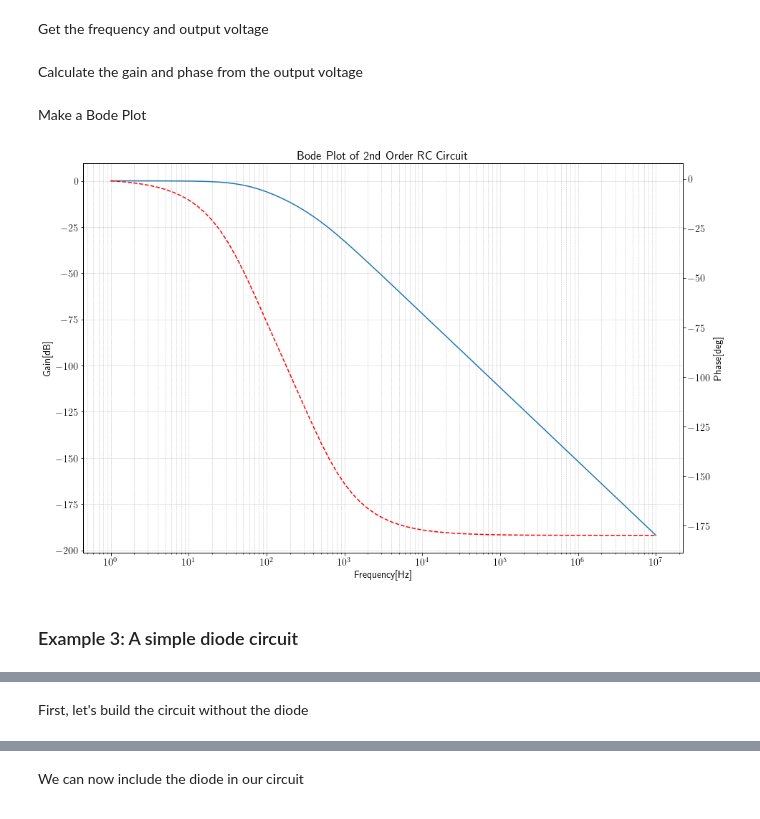
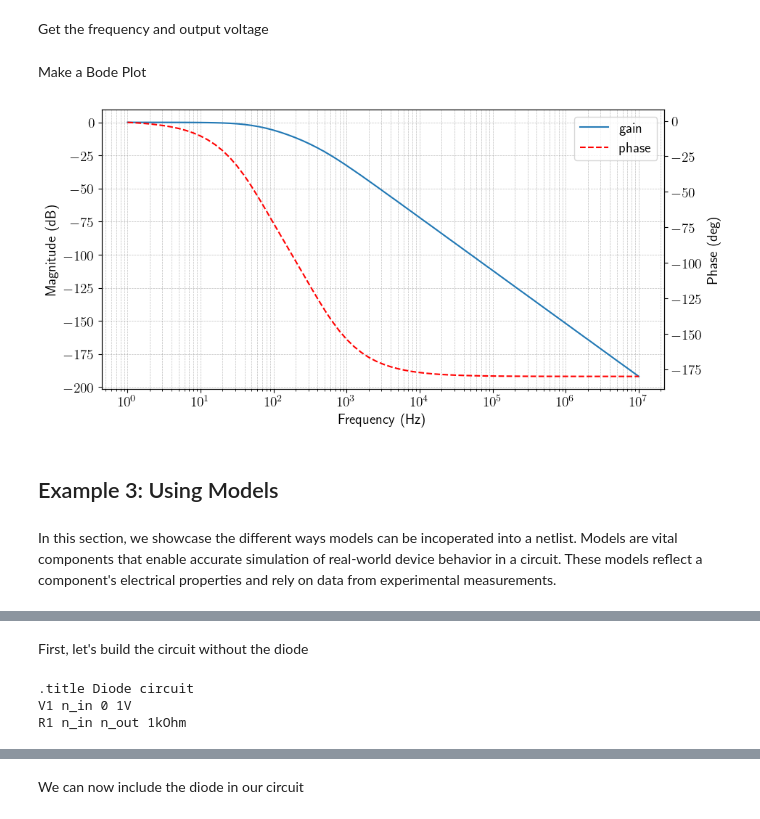
Before and after one commit to medwatt/Notes, a Jupyter notebook: pyspice/PySpice.ipynb, the cells around one changed output, grey strips where cells are left out. Drawn from its saved outputs; the diff is of its cells as text; code cells hidden in the pictures.

```diff
--- a/pyspice/PySpice.ipynb
+++ b/pyspice/PySpice.ipynb
@@ -166,38 +240,56 @@ v_out = np.array(analysis['n_out'])
-# %% [markdown]
-Calculate the gain and phase from the output voltage
-# %%
-gain = 20*np.log10(np.absolute(v_out))
-phase = np.angle(v_out, deg=True)
 # %% [markdown]
 Make a Bode Plot
 # %%
-fig, ax1 = plt.subplots(figsize=(15,10))
+def bode_plot(frequency, signal):
 
-# setup plot
-ax1.set(xlabel="Frequency[Hz]",
-        ylabel="Gain[dB]",
-        title ="Bode Plot of 2nd Order RC Circuit")
+    # calculate the gain (in dB) and phase from the signal
+    mag = 20*np.log10(np.absolute(signal))
+    phase = np.angle(signal, deg=True)
 
-ax2 = ax1.twinx()
+    # set up plot
+    fig, ax_mag = plt.subplots(figsize=(10,5))
+    ax_phase = ax_mag.twinx()
 
-ax2.set_ylabel("Phase[deg]")
+    # magnitude axis
+    ax_mag.set_xlabel('Frequency (Hz)')
+    ax_mag.set_ylabel('Magnitude (dB)')
+    ax_mag.set_xscale('log')
+    p1 = ax_mag.plot(frequency, mag, label="gain")
 
-ax1.set_xscale("log")
-ax1.grid(color='gray', alpha=0.5, linestyle='dashed', linewidth=0.5, which="both")
-#####
+    # phase axis
+    ax_phase.set_ylabel('Phase (deg)')
+    ax_phase.set_xscale('log')
+    p2 = ax_phase.plot(frequency, phase, label="phase", linestyle='dashed', color='red')
 
-ax1.plot(frequency, gain)
-ax2.plot(frequency, phase, linestyle='dashed', color='red')
+    # add grid
+    ax_mag.grid(color='gray', alpha=0.5, linestyle='dashed', linewidth=0.5, which="both")
 
-plt.show()
+    lines = p1 + p2
+    labels = [l.get_label() for l in lines]
+    ax_mag.legend(lines, labels)
+
+    plt.show()
-# %% [output]
-[figure, removed]
+# %%
+bode_plot(frequency, v_out)
+# %% [output]
+[figure, added]
 # %% [markdown]
-### Example 3: A simple diode circuit
+## Example 3: Using Models
+# %% [markdown]
+In this section, we showcase the different ways models can be incoperated into a
+netlist. Models are vital components that enable accurate simulation of
+real-world device behavior in a circuit. These models reflect a component's
+electrical properties and rely on data from experimental measurements.
 # %% [markdown]
 ![circuit2](./images/cir2.svg)
 # %% [markdown]
 First, let's build the circuit without the diode
 # %%
-# Instantiate a circuit instance
 circuit = Circuit('Diode circuit')
+circuit.V(1, 'n_in', circuit.gnd, 1@u_V)
+circuit.R(1, 'n_in', 'n_out', 1@u_kOhm)
+print(circuit)
+# %% [output]
+.title Diode circuit
+V1 n_in 0 1V
+R1 n_in n_out 1kOhm
```
Also changed, not shown: parts of 123 cells of this notebook, 6 other files.
